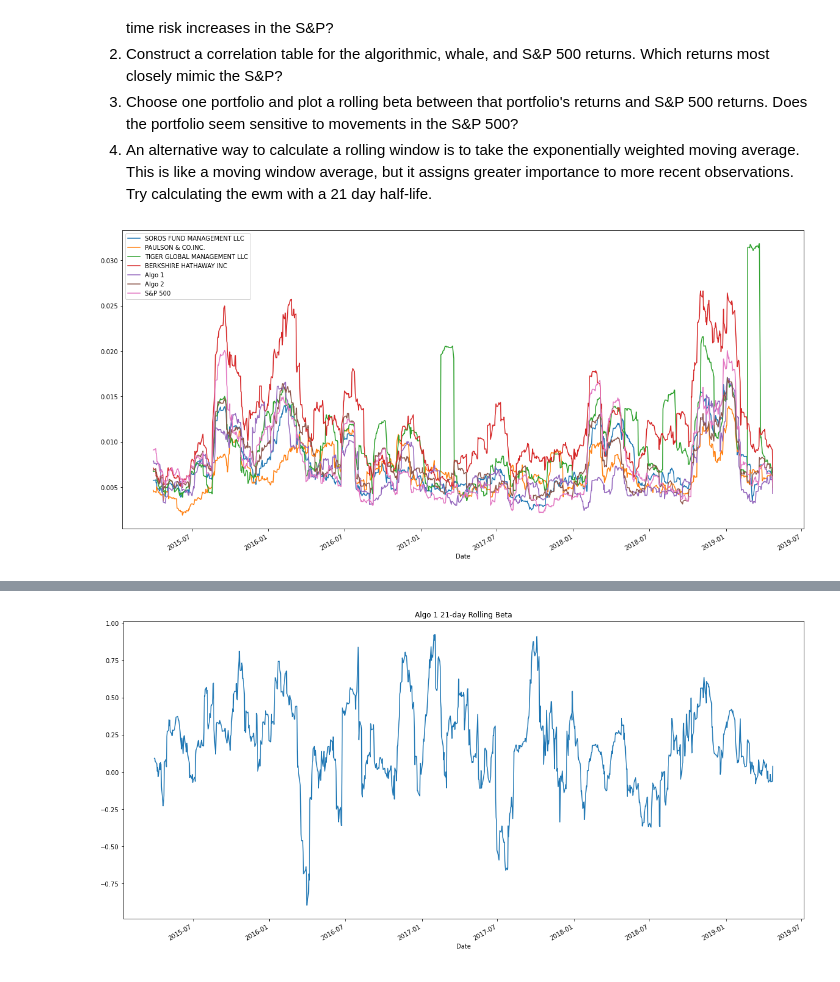
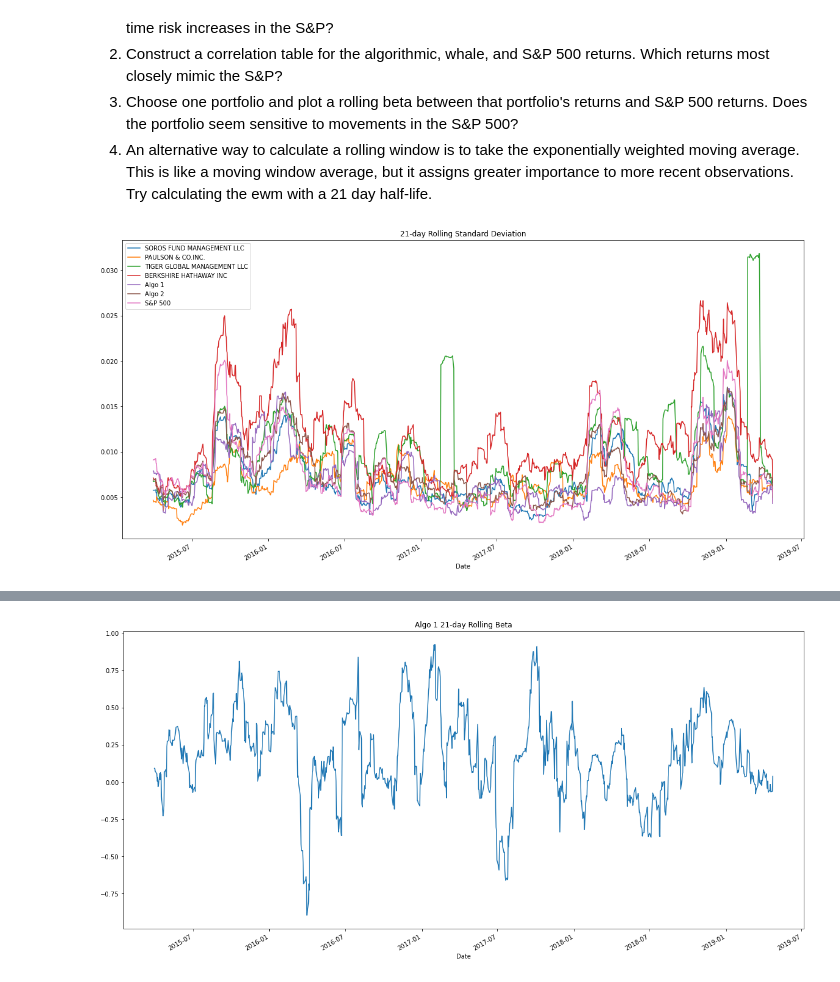
Before and after one commit to kris-ai/pandas-homework, a Jupyter notebook: solution_analysis/whale_analysis.ipynb, the cells around one changed output, grey strips where cells are left out. Cells and saved outputs as stored; diff of their text form; code cells hidden in the pictures.

```diff
--- a/solution_analysis/whale_analysis.ipynb
+++ b/solution_analysis/whale_analysis.ipynb
@@ -304,9 +304,9 @@ Risk changes over time. Analyze the rolling statistics for Risk and Beta.
 # %%
 # Calculate and plot the rolling standard deviation for
 # the S&P 500 and whale portfolios using a 21 trading day window
-all_daily_returns.rolling(window=21).std().plot(figsize=(20,10), legend=True);
+all_daily_returns.rolling(window=21).std().plot(title="21-day Rolling Standard Deviation", figsize=(20,10), legend=True);
 # %% [output]
-[figure, old version]
+[figure, new version]
 # %%
 # Construct a correlation table
 all_daily_returns.corr()
```
Also changed, not shown: parts of 6 cells of this notebook.
